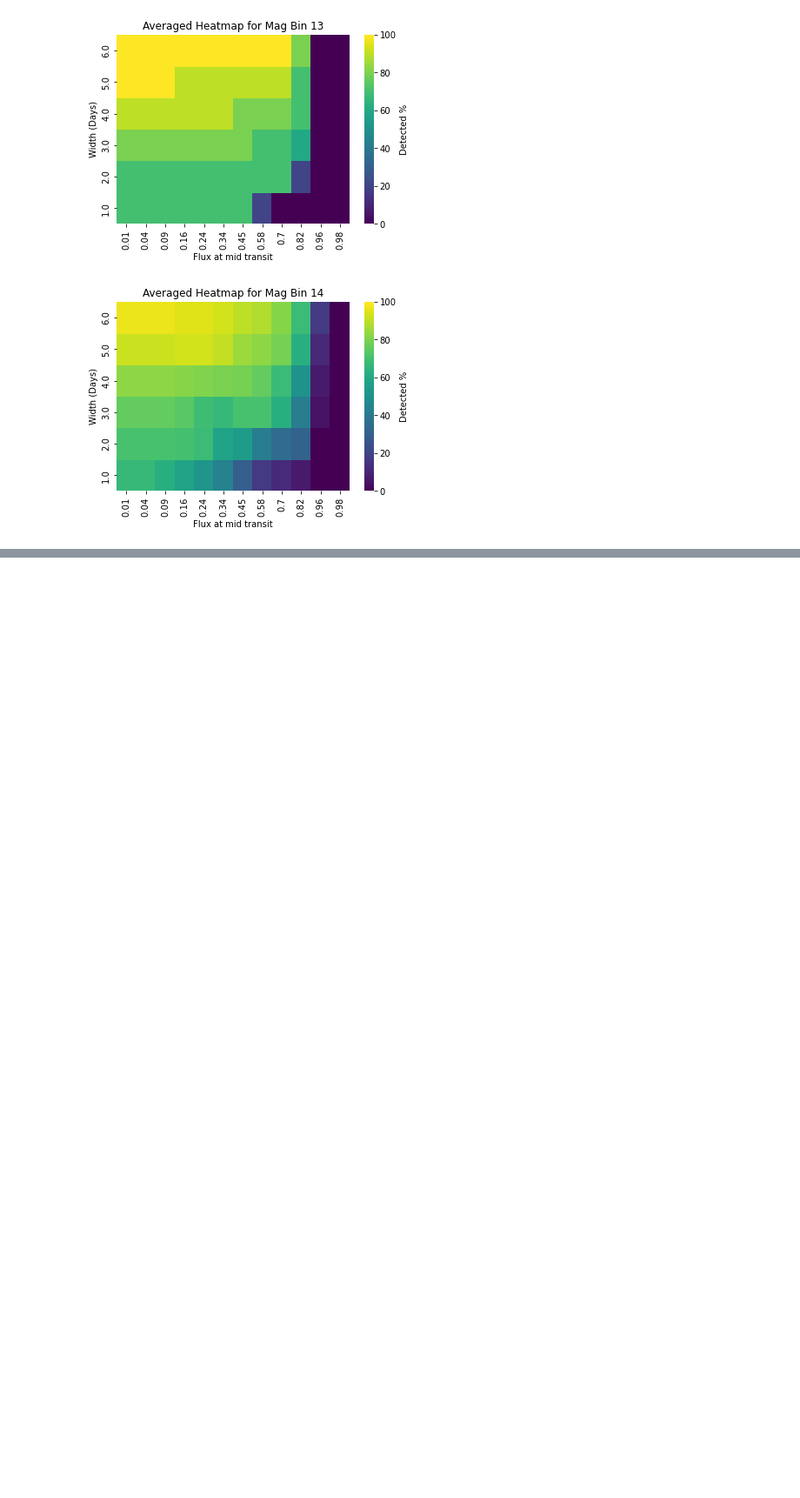
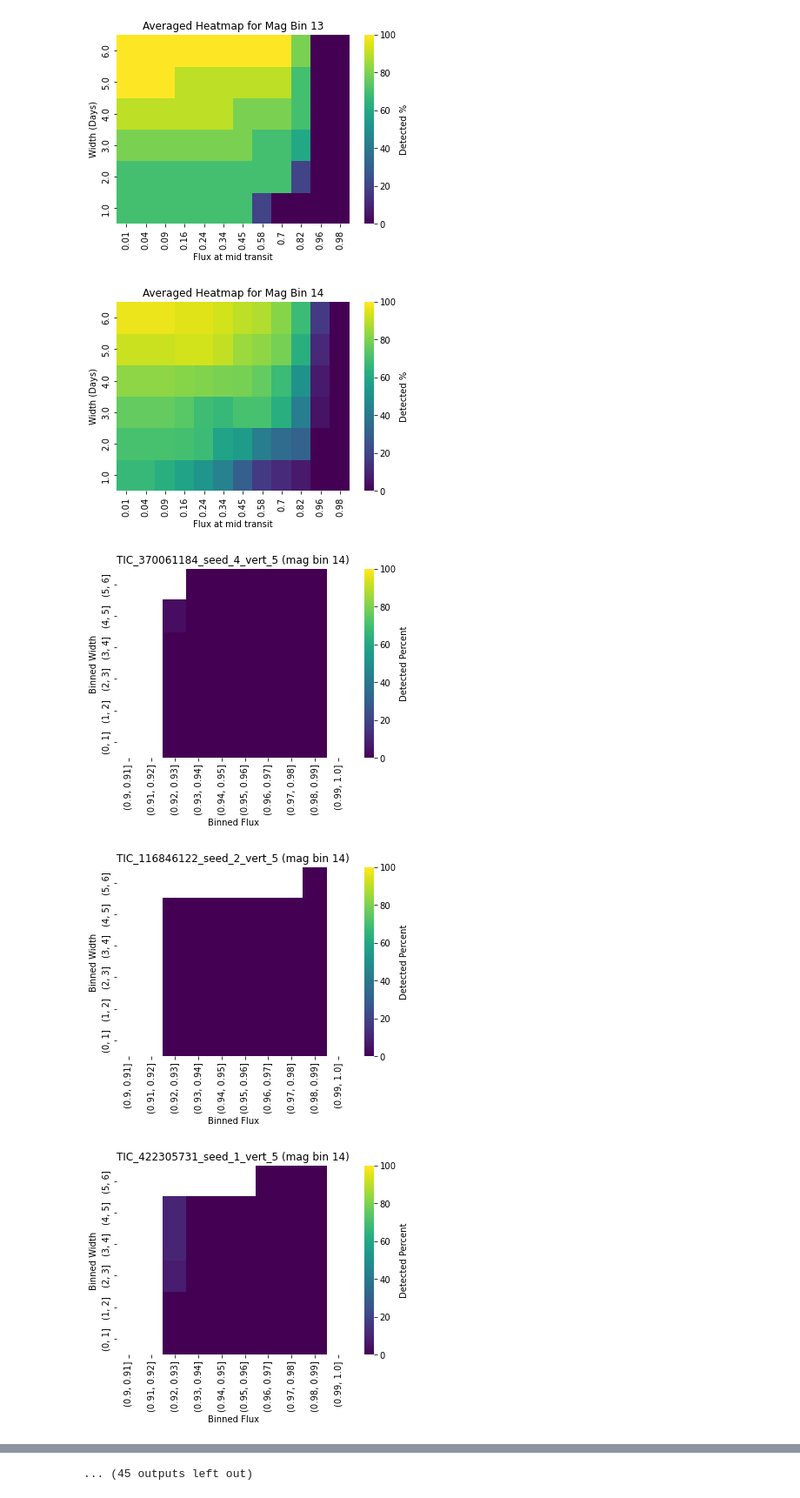
Before and after one commit to danay6/Transiting-megastructures, a Jupyter notebook: heatmap_visualization.ipynb, the cells around one changed output, grey strips where cells are left out. Shown at 87% size. Saved outputs shown, nothing was run; the diff lists cells and outputs as text; code cells hidden in the pictures; blank space fills up the shorter version.

Commit message:
rand shapes working

```diff
--- a/heatmap_visualization.ipynb
+++ b/heatmap_visualization.ipynb
@@ -212,0 +303,9 @@ for mag_bin in mag_bins:
+# %%
+mag_bins = [14]#np.arange(4,15)
+for mag_bin in mag_bins:
+    folder_path = f'./rand_heatmap_data_mag_{mag_bin}/'
+    rand_average_heatmaps(folder_path, mag_bin, many = True)
+# %% [output]
+[figure, added]
+[figure, added]
+[figure, added]
@@ -212,0 +321 @@ for mag_bin in mag_bins:
+... (45 outputs left out)
```
Also changed, not shown: parts of 3 cells of this notebook.
